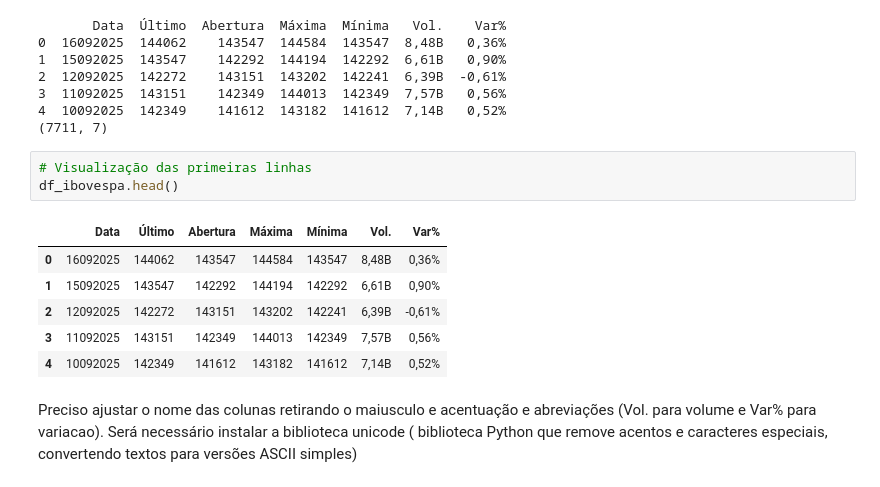
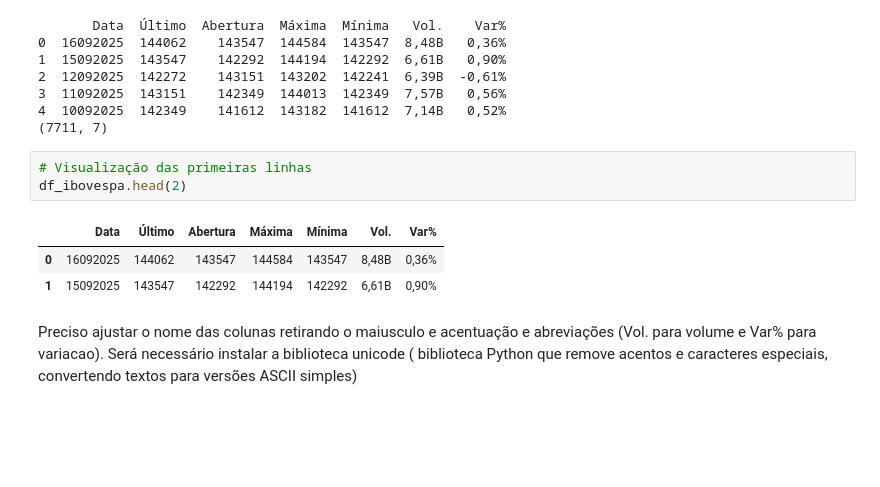
Before and after one commit to tivanello/fase2, a Jupyter notebook: notebooks/TECH_CHALLENGE_FASE_02_Eduardo_Gil_Tivanello_ENTREGA_Final.ipynb, the cells around one changed output. Saved outputs shown, nothing was run; the diff lists cells and outputs as text; blank space fills up the shorter version.

```diff
--- a/notebooks/TECH_CHALLENGE_FASE_02_Eduardo_Gil_Tivanello_ENTREGA_Final.ipynb
+++ b/notebooks/TECH_CHALLENGE_FASE_02_Eduardo_Gil_Tivanello_ENTREGA_Final.ipynb
@@ -65,13 +65,10 @@ print(df_ibovespa.shape)
 (7711, 7)
 # %%
 # Visualização das primeiras linhas
-df_ibovespa.head()
+df_ibovespa.head(2)
 # %% [output]
 |  | Data | Último | Abertura | Máxima | Mínima | Vol. | Var% |
 | 0 | 16092025 | 144062 | 143547 | 144584 | 143547 | 8,48B | 0,36% |
 | 1 | 15092025 | 143547 | 142292 | 144194 | 142292 | 6,61B | 0,90% |
-| 2 | 12092025 | 142272 | 143151 | 143202 | 142241 | 6,39B | -0,61% |
-| 3 | 11092025 | 143151 | 142349 | 144013 | 142349 | 7,57B | 0,56% |
-| 4 | 10092025 | 142349 | 141612 | 143182 | 141612 | 7,14B | 0,52% |
 # %% [markdown]
 Preciso ajustar o nome das colunas retirando o maiusculo e acentuação e abreviações (Vol. para volume e Var% para variacao). Será necessário instalar a biblioteca unicode ( biblioteca Python que remove acentos e caracteres especiais, convertendo textos para versões ASCII simples)
```
Also changed, not shown: parts of 41 cells of this notebook.
